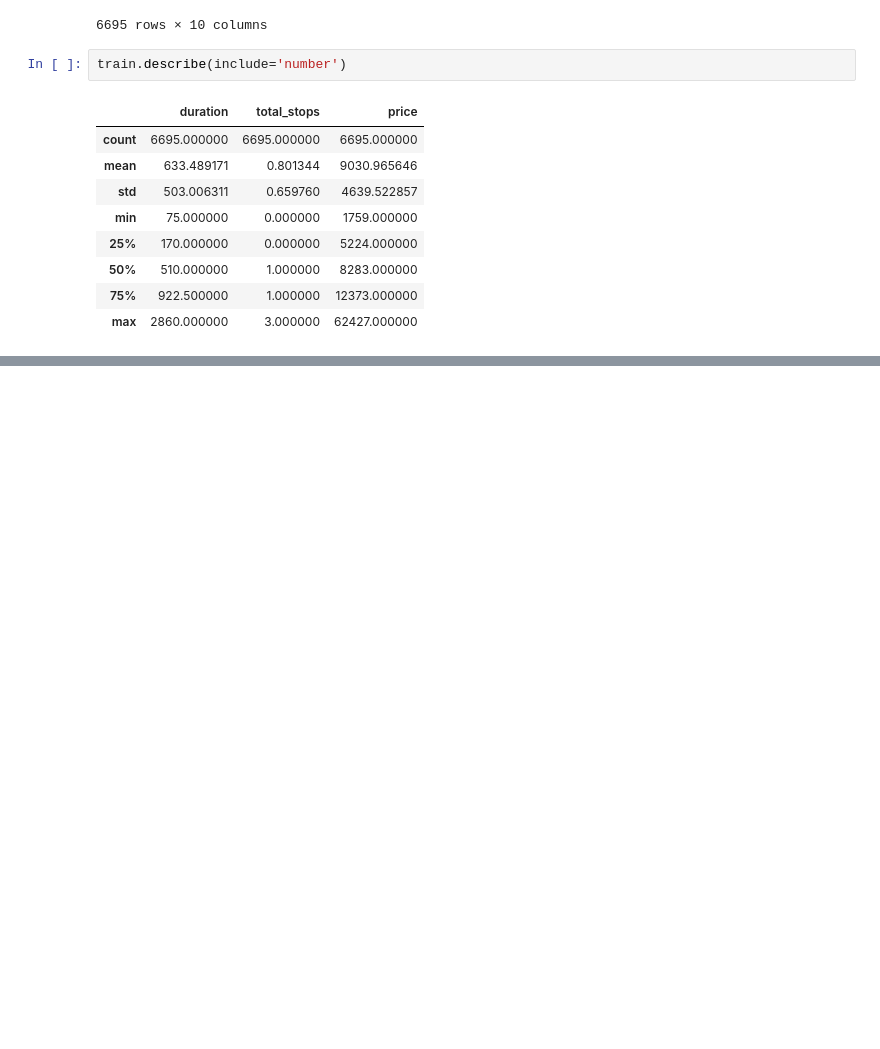
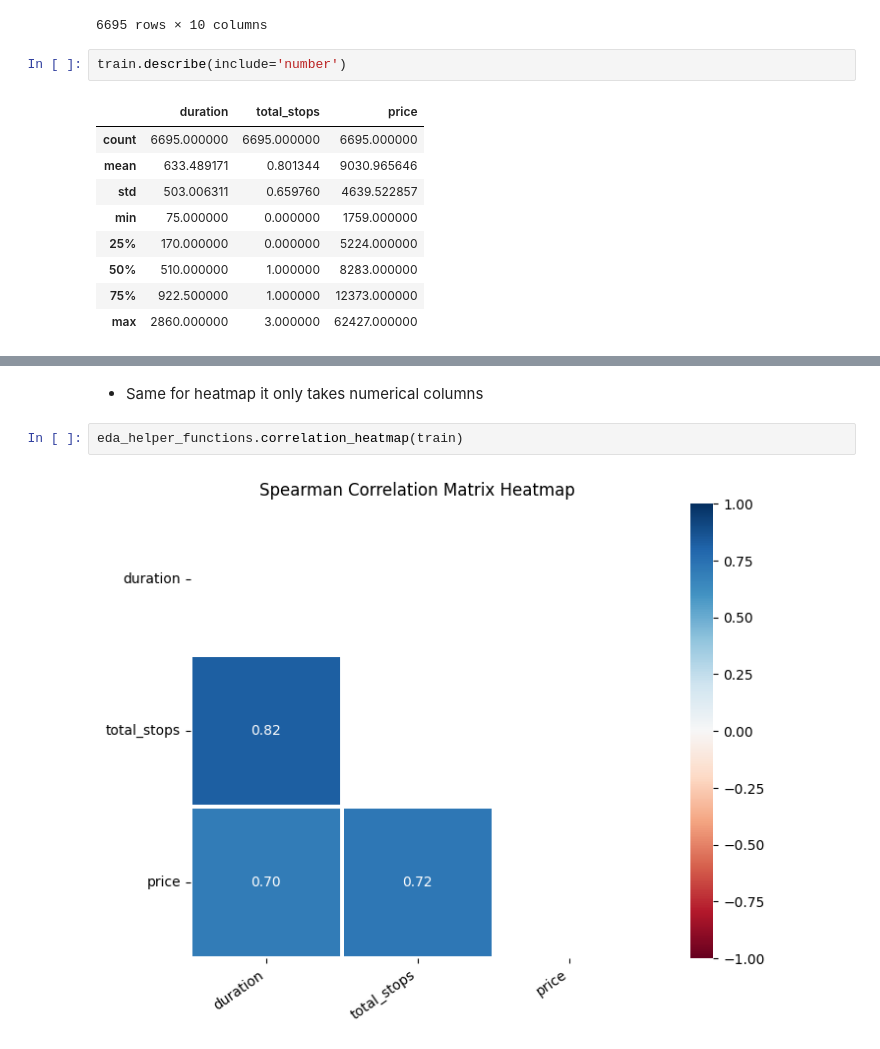
Before and after one commit to nomanmazharr/eda-with-sagemaker, a Jupyter notebook: notebooks/eda.ipynb, the cells around one changed output, grey strips where cells are left out. Cells and saved outputs as stored; diff of their text form; blank space fills up the shorter version.

```diff
--- a/notebooks/eda.ipynb
+++ b/notebooks/eda.ipynb
@@ -103,0 +165,6 @@ train.describe(include='number')
+# %% [markdown]
+- Same for heatmap it only takes numerical columns
+# %%
+eda_helper_functions.correlation_heatmap(train)
+# %% [output]
+[figure, added]
```
Also changed, not shown: parts of 12 cells of this notebook.
